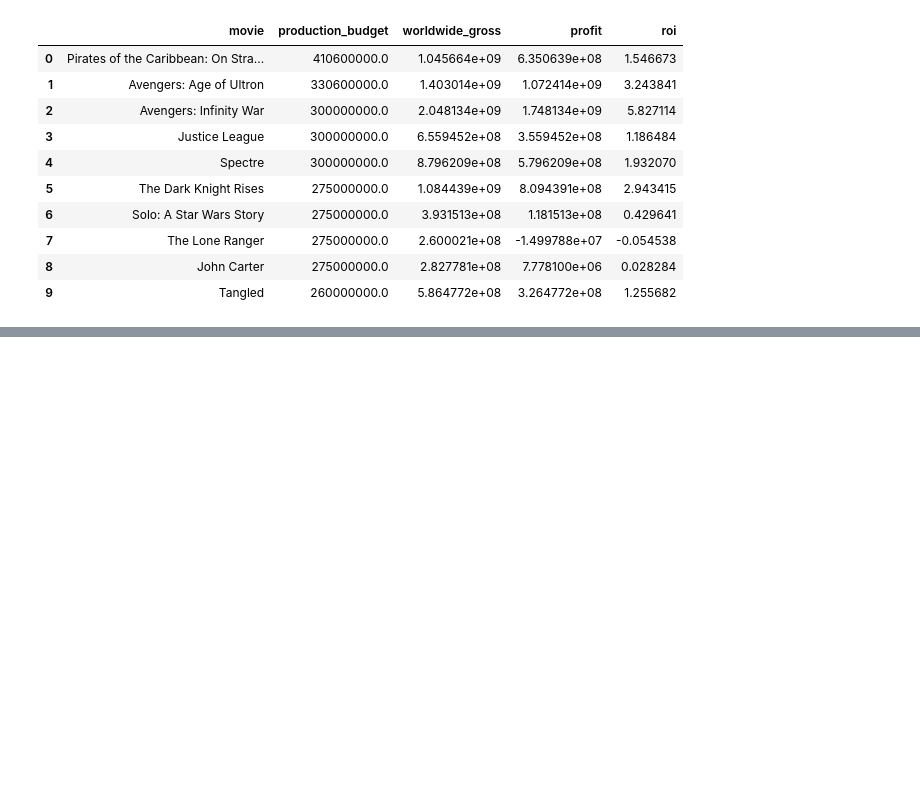
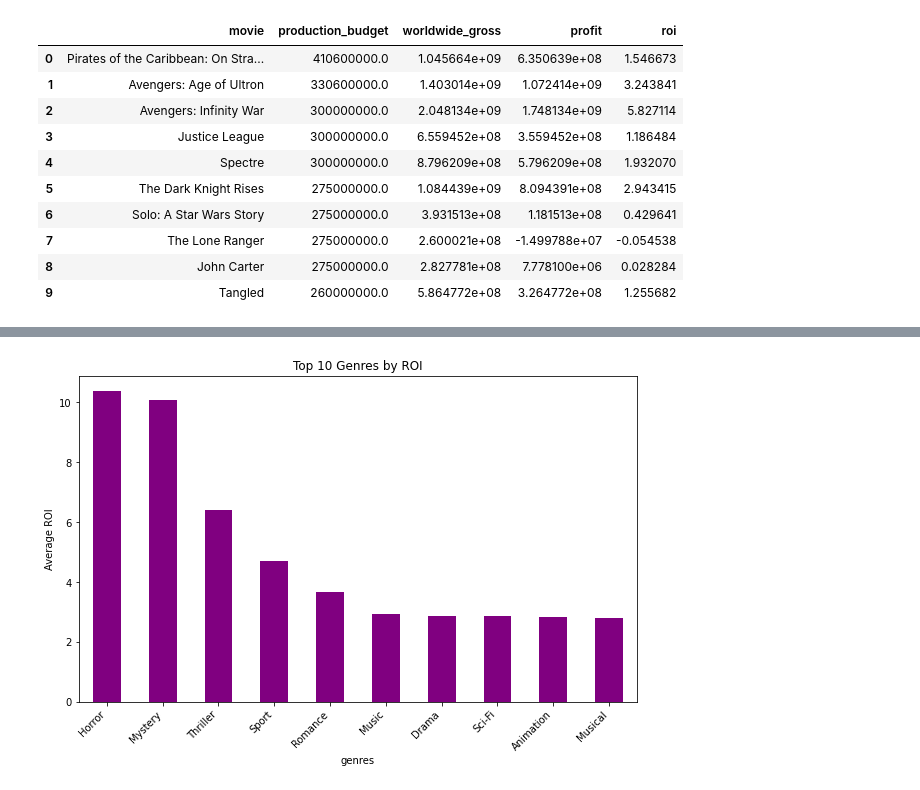
Before and after one commit to Giriama2323/dsc-phase-2-project-v3, a Jupyter notebook: student.ipynb, the cells around one changed output, grey strips where cells are left out. Saved outputs shown, nothing was run; the diff lists cells and outputs as text; code cells hidden in the pictures; blank space fills up the shorter version.

```diff
--- a/student.ipynb
+++ b/student.ipynb
@@ -504,0 +816,9 @@ plt.show()
+# %%
+plt.figure(figsize=(10,6))
+genre_stats["roi"].sort_values(ascending=False).head(10).plot(kind="bar", color="purple")
+plt.title("Top 10 Genres by ROI")
+plt.ylabel("Average ROI")
+plt.xticks(rotation=45, ha="right")
+plt.show()
+# %% [output]
+[figure, added]
```
Also changed, not shown: parts of 83 cells of this notebook.
